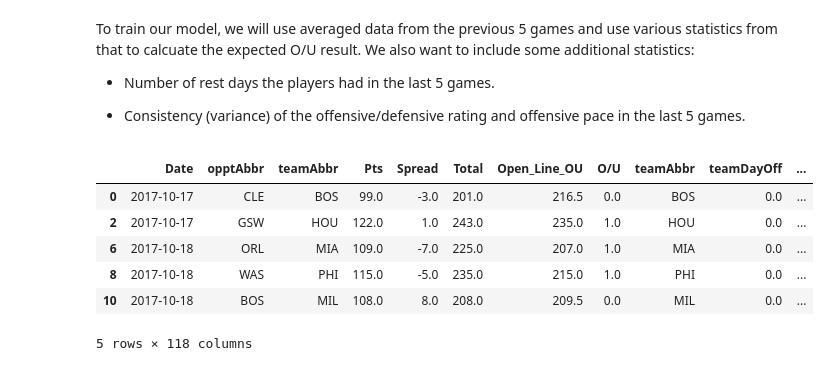
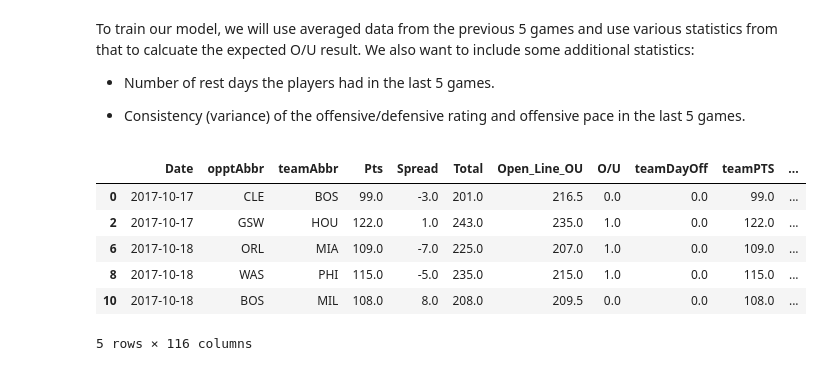
Before and after one commit to geloganu/NBA_Over_Under_Models, a Jupyter notebook: EDA.ipynb, the cells around one changed output. Drawn from its saved outputs; the diff is of its cells as text; code cells hidden in the pictures.

```diff
--- a/EDA.ipynb
+++ b/EDA.ipynb
@@ -179,38 +232,39 @@ columns_to_drop =[
                 'opptLosses',
                 'opptRslt',
                 'opptMin',
                 'matchWinner',
                 'GameId',
                 'PercentBet_OU',
                 'Pinnacle_Line_OU',
                 'Pinnacle_Odds_OU',
                 '5dimes_Line_OU',
                 '5dimes_Odds_OU',
                 'Heritage_Line_OU',
                 'Heritage_Odds_OU',
                 'Bovada_Line_OU',
                 'Bovada_Odds_OU',
                 'Betonline_Line_OU',
                 'Betonline_Odds_OU',
                 'Best_Line_OU',
                 'Worst_Line_OU',
                 'Best_Odds_OU',
                 'Worst_Odds_OU',
                 'Average_Line_OU',
                 'Average_Odds_OU',
                 'Open_Odds_OU']
 
 filtered_data = data.drop(columns=columns_to_drop)
+filtered_data = filtered_data.loc[:,~filtered_data.columns.duplicated()].copy()
 
 #save filtered_data as npy file
-np.save('filtered_data.npy', filtered_data)
+filtered_data.to_csv('./_data/filtered_data.csv')
 
 filtered_data.head()
 # %% [output]
-|  | Date | opptAbbr | teamAbbr | Pts | Spread | Total | Open_Line_OU | O/U | teamAbbr | teamDayOff | ... |
-| 0 | 2017-10-17 | CLE | BOS | 99.0 | -3.0 | 201.0 | 216.5 | 0.0 | BOS | 0.0 | ... |
-| 2 | 2017-10-17 | GSW | HOU | 122.0 | 1.0 | 243.0 | 235.0 | 1.0 | HOU | 0.0 | ... |
-| 6 | 2017-10-18 | ORL | MIA | 109.0 | -7.0 | 225.0 | 207.0 | 1.0 | MIA | 0.0 | ... |
-| 8 | 2017-10-18 | WAS | PHI | 115.0 | -5.0 | 235.0 | 215.0 | 1.0 | PHI | 0.0 | ... |
-| 10 | 2017-10-18 | BOS | MIL | 108.0 | 8.0 | 208.0 | 209.5 | 0.0 | MIL | 0.0 | ... |
+|  | Date | opptAbbr | teamAbbr | Pts | Spread | Total | Open_Line_OU | O/U | teamDayOff | teamPTS | ... |
+| 0 | 2017-10-17 | CLE | BOS | 99.0 | -3.0 | 201.0 | 216.5 | 0.0 | 0.0 | 99.0 | ... |
+| 2 | 2017-10-17 | GSW | HOU | 122.0 | 1.0 | 243.0 | 235.0 | 1.0 | 0.0 | 122.0 | ... |
+| 6 | 2017-10-18 | ORL | MIA | 109.0 | -7.0 | 225.0 | 207.0 | 1.0 | 0.0 | 109.0 | ... |
+| 8 | 2017-10-18 | WAS | PHI | 115.0 | -5.0 | 235.0 | 215.0 | 1.0 | 0.0 | 115.0 | ... |
+| 10 | 2017-10-18 | BOS | MIL | 108.0 | 8.0 | 208.0 | 209.5 | 0.0 | 0.0 | 108.0 | ... |
-5 rows × 118 columns
+5 rows × 116 columns
```
Also changed, not shown: parts of 7 cells of this notebook, 1 other file.
